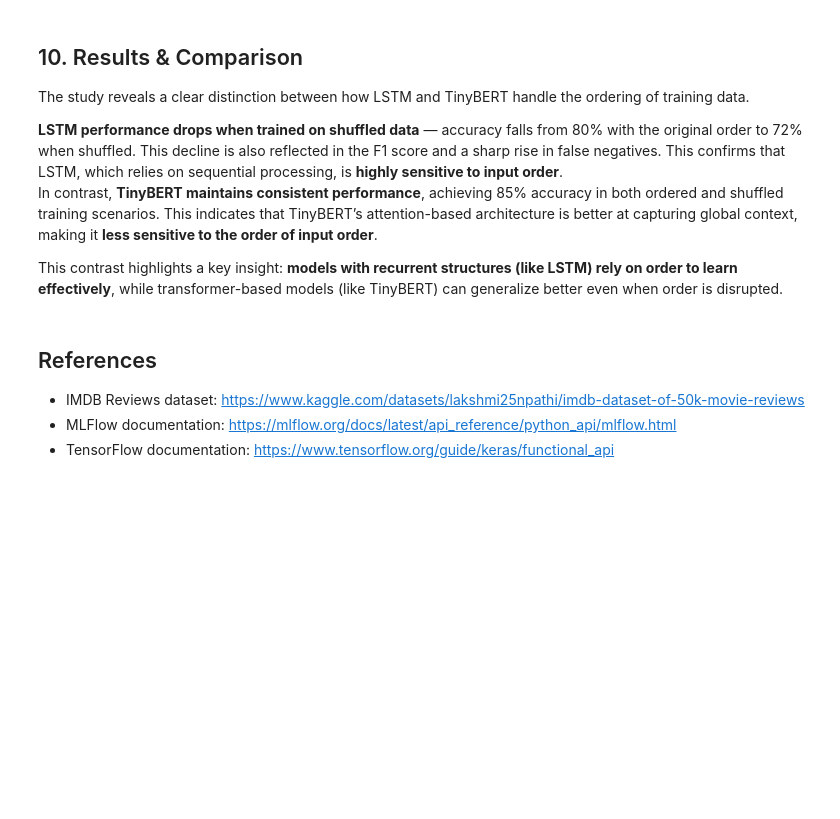
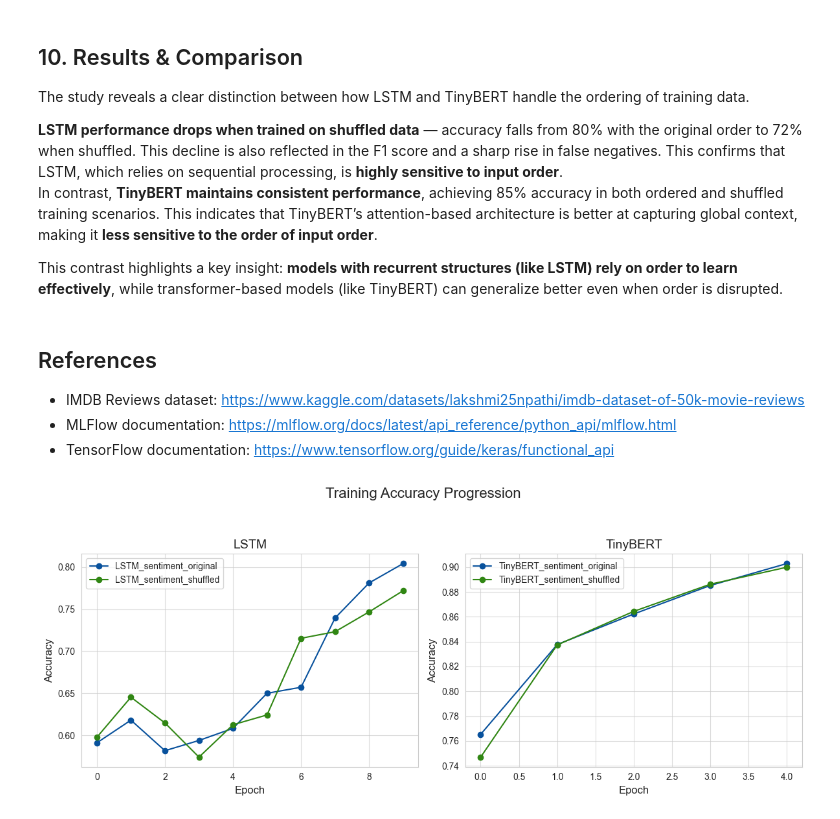
Before and after one commit to coralen/sentiment-order-study, a Jupyter notebook: notebooks/sentiment_research_report.ipynb, the cells around one changed output. Cells and saved outputs as stored; diff of their text form; code cells hidden in the pictures; blank space fills up the shorter version.

Commit message:
updated README with more images

```diff
--- a/notebooks/sentiment_research_report.ipynb
+++ b/notebooks/sentiment_research_report.ipynb
@@ -509,0 +535,36 @@ This contrast highlights a key insight: **models with recurrent structures (like
+# %%
+def plot_train_accuracy_comparison(lstm_data, bert_data, base_color="#08519c"):
+    set_chart_style(base_color)
+
+    fig, axes = plt.subplots(1, 2, figsize=(12, 5))
+    fig.suptitle("Training Accuracy Progression", fontsize=16)
+
+    # LSTM subplot
+    ax = axes[0]
+    for run_name, data in lstm_data.items():
+        steps, values = zip(*data)
+        ax.plot(steps, values, label=run_name, marker='o', color=get_color_for_run(run_name))
+    ax.set_title("LSTM")
+    ax.set_xlabel("Epoch")
+    ax.set_ylabel("Accuracy")
+    ax.grid(True)
+    ax.legend()
+
+    # TinyBERT subplot
+    ax = axes[1]
+    for run_name, data in bert_data.items():
+        steps, values = zip(*data)
+        ax.plot(steps, values, label=run_name, marker='o', color=get_color_for_run(run_name))
+    ax.set_title("TinyBERT")
+    ax.set_xlabel("Epoch")
+    ax.set_ylabel("Accuracy")
+    ax.grid(True)
+    ax.legend()
+
+    plt.tight_layout(rect=[0, 0, 1, 0.92])
+    plt.show()
+
+# Call the plot function
+plot_train_accuracy_comparison(lstm_run_data, tinybert_run_data)
+# %% [output]
+[figure, added]
```
Also changed, not shown: parts of 1 cell of this notebook, 3 other files.
